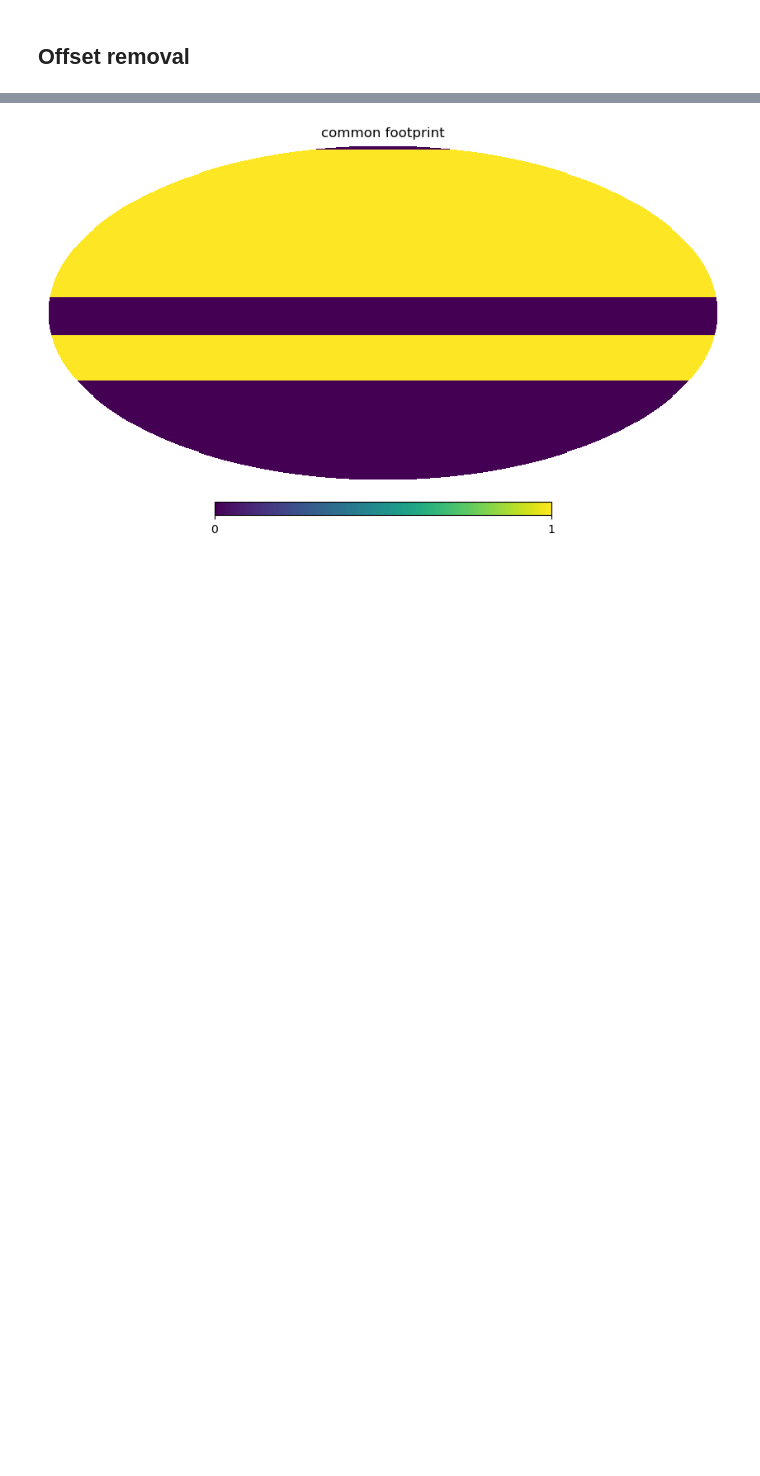
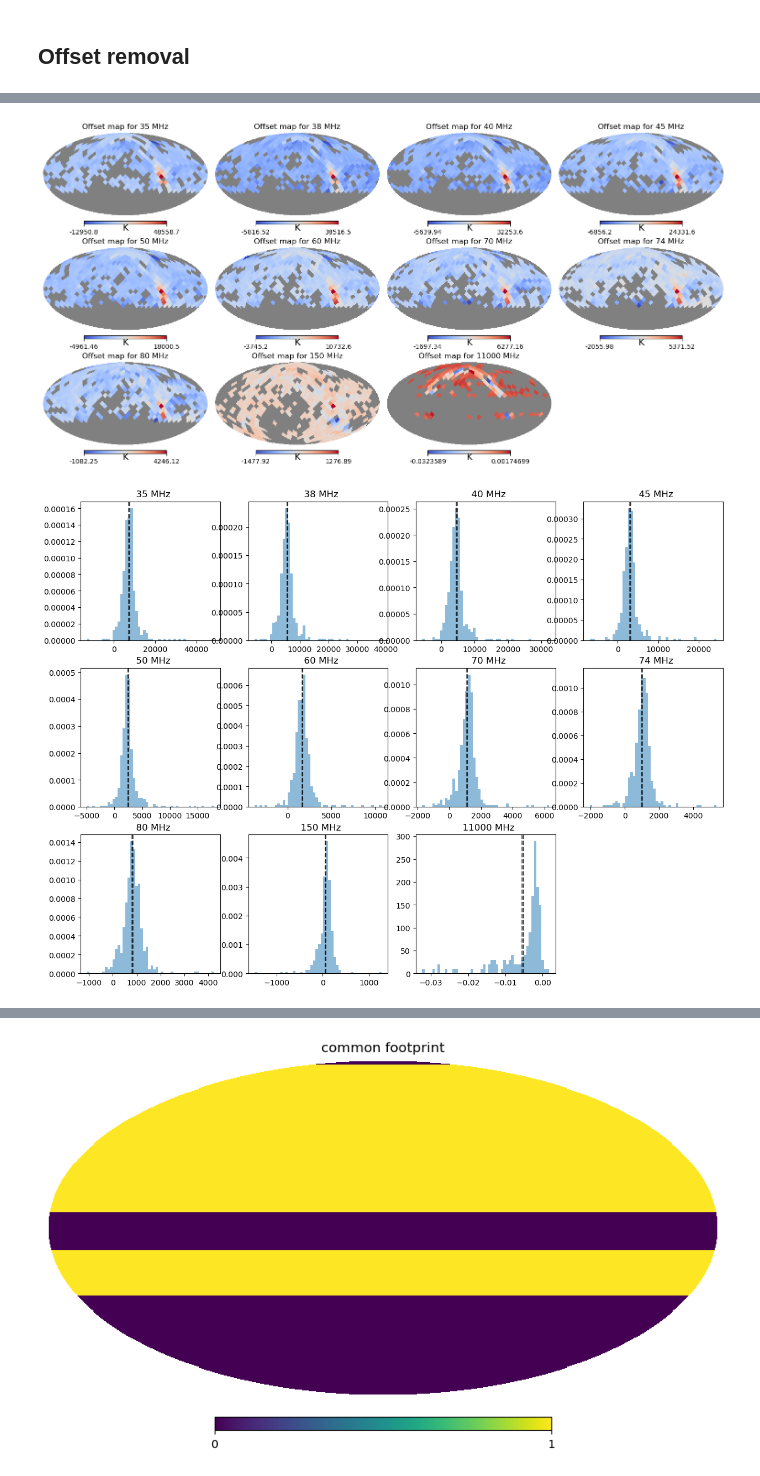
Before and after one commit to giuspugl/fitting_synchrotron, a Jupyter notebook: coarse_parameters.ipynb, the cells around one changed output, grey strips where cells are left out. Saved outputs shown, nothing was run; the diff lists cells and outputs as text; code cells hidden in the pictures; blank space fills up the shorter version.

```diff
--- a/coarse_parameters.ipynb
+++ b/coarse_parameters.ipynb
@@ -413,15 +436,15 @@ from concurrent.futures import ThreadPoolExecutor
 import tqdm
 
 def process_frequency(k):
-    maps[k], offset, error_offset = remove_off(maps[k], maps[408])
-    return k, offset, error_offset
+    maps[k], offset, offerr[k], off_map = remove_off(maps[k], maps[408], mapserr[k], mapserr[408])
+    return k, offset, offerr[k], off_map
 
 # Parallelize the loop
 with ThreadPoolExecutor() as executor:
     results = list(tqdm.tqdm(executor.map(process_frequency, freqs[freqs != 408]), total=len(freqs[freqs != 408])))
 
 # Process results
-for k, offset, error_offset in results:
+for k, offset, error_offset,_  in results:
     print(f" {k} MHz data estimated offset: {offset:.4f} ± {error_offset:.4f}")
 # %% [output]
 Northern survey Northern survey
@@ -449,2 +472,25 @@ Fullsky survey
+# %%
+j=0
+pl.figure(figsize=(15, 10))
+
+for k, offset, error_offset  , offset_map  in results:
+    hp.mollview(offset_map, title=f"Offset map for {k} MHz", unit=f"{maps[k].unit}" , cmap='coolwarm',
+                sub=(4,4,j+1))
+    j+=1
+
+
+pl.figure(figsize=(15, 15))
+j=0
+for k, offset, error_offset  , offset_map  in results:
+    pl.subplot(4, 4, j+1)
+    pl.title(f"  {k} MHz")
+    pl.hist(np.ma.masked_invalid(offset_map ).data.flatten(), bins=50, label=f"{k} MHz", alpha=0.5, density=True)
+    pl.axvline ( offset.value,ymax=1,linestyle=   '--', color='k', alpha=0.5)
+    pl.axvline ( offset.value -error_offset ,ymax=1,linestyle=   '--', color='k', alpha=0.5)
+    pl.axvline ( offset.value +error_offset ,ymax=1,linestyle=   '--', color='k', alpha=0.5)
+    j+=1
+# %% [output]
+[figure, added]
+[figure, added]
 # %%
 pl.figure(figsize=(15,10))
```
Also changed, not shown: parts of 17 cells of this notebook, 3 other files.
